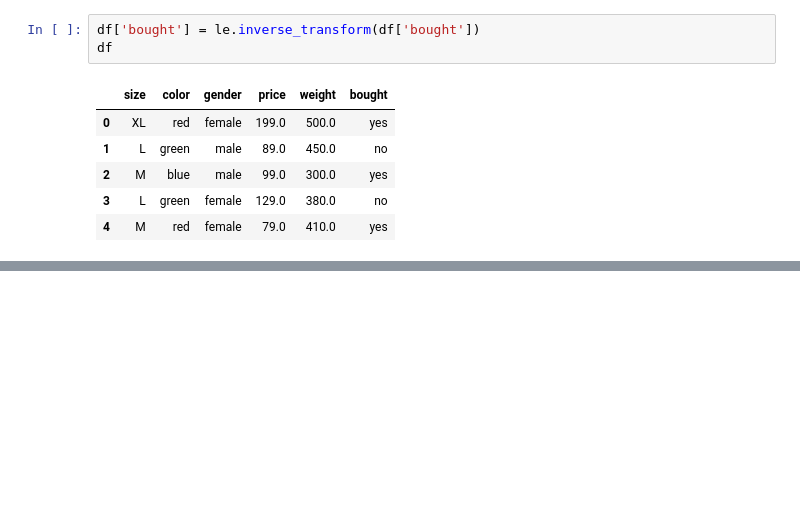
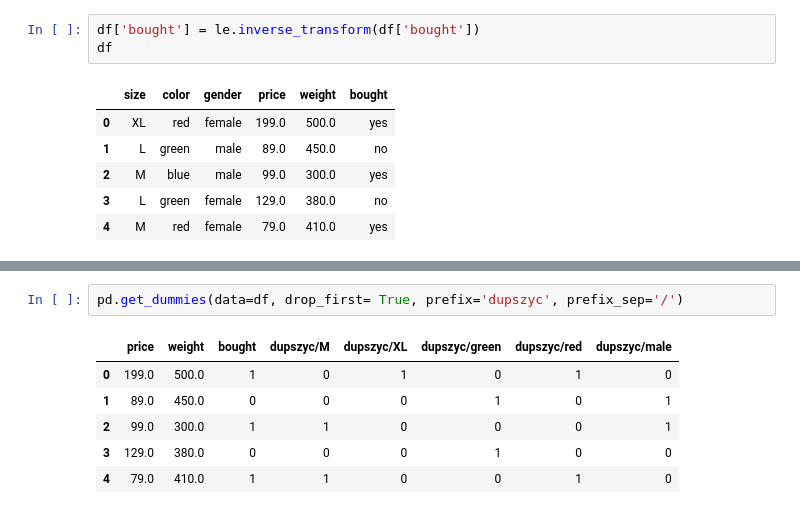
Before and after one commit to Batorejro/Machine-Learning-boot, a Jupyter notebook: nitro.ipynb, the cells around one changed output, grey strips where cells are left out. Cells and saved outputs as stored; diff of their text form; blank space fills up the shorter version.

```diff
--- a/nitro.ipynb
+++ b/nitro.ipynb
@@ -202,0 +232,9 @@ df
+# %%
+pd.get_dummies(data=df, drop_first= True, prefix='dupszyc', prefix_sep='/')
+# %% [output]
+|  | price | weight | bought | dupszyc/M | dupszyc/XL | dupszyc/green | dupszyc/red | dupszyc/male |
+| 0 | 199.0 | 500.0 | 1 | 0 | 1 | 0 | 1 | 0 |
+| 1 | 89.0 | 450.0 | 0 | 0 | 0 | 1 | 0 | 1 |
+| 2 | 99.0 | 300.0 | 1 | 1 | 0 | 0 | 0 | 1 |
+| 3 | 129.0 | 380.0 | 0 | 0 | 0 | 1 | 0 | 0 |
+| 4 | 79.0 | 410.0 | 1 | 1 | 0 | 0 | 1 | 0 |
```
Also changed, not shown: parts of 26 cells of this notebook.
